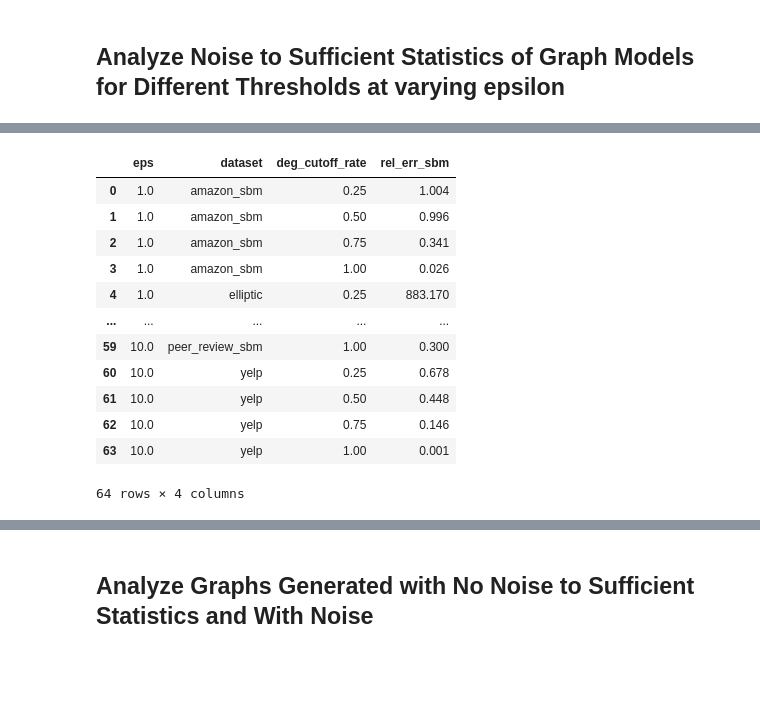
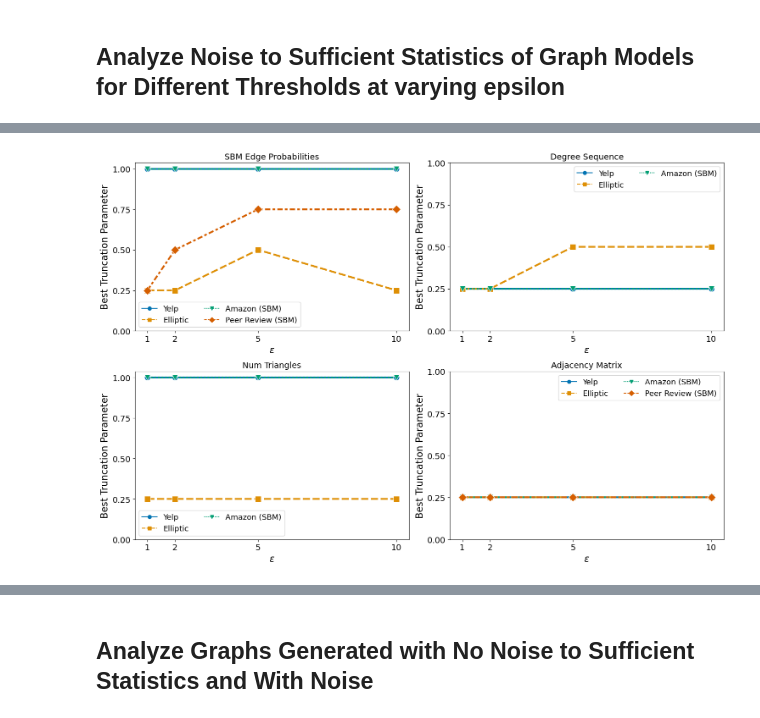
Before and after one commit to akgoldberg/private_fraud_benchmarking, a Jupyter notebook: visualizations.ipynb, the cells around one changed output, grey strips where cells are left out. Cells and saved outputs as stored; diff of their text form; code cells hidden in the pictures; blank space fills up the shorter version.

```diff
--- a/visualizations.ipynb
+++ b/visualizations.ipynb
@@ -298,27 +296,2 @@ df['n_tr']
-# %%
-def analyze_param_error(df):
-    # analyze for sbm_dp
-    df_sbm = df[df['synthetic_algo'] == 'sbm_dp'].copy()
-    df_sbm['rel_err_sbm'] = df_sbm['sbm_params_err'].abs().apply(sum) / df_sbm['sbm_params'].apply(sum)
-    rel_err_sbm = df_sbm.groupby(['eps', 'dataset', 'deg_cutoff_rate'])['rel_err_sbm'].mean().reset_index()
-    rel_err_sbm['rel_err_sbm'] = rel_err_sbm.rel_err_sbm.apply(lambda a: np.round(a, 3))
-
-    # analyze for attr_graph
-    df_attr = df[df['synthetic_algo'] == 'attr_graph'].copy()
-    df_attr['rel_err_sbm'] = df_attr['sbm_params_err'].abs().apply(sum) / df_attr['sbm_params'].apply(sum)
-    df_attr['rel_err_degree_seq'] = df_attr['degree_seq_err'].abs().apply(sum) / df_attr['degree_seq'].apply(sum)
-    df_attr['rel_err_ntriangles'] = df_attr['n_triangles_err'].abs() / df_attr['n_triangles']
-    rel_err_attr = df_attr.groupby(['eps', 'dataset', 'deg_cutoff_rate'])[['rel_err_sbm', 'rel_err_degree_seq', 'rel_err_ntriangles']].mean().reset_index()
-    rel_err_attr['rel_err_sbm'] = rel_err_attr.rel_err_sbm.apply(lambda a: np.round(a, 3))
-    rel_err_attr['rel_err_degree_seq'] = rel_err_attr.rel_err_degree_seq.apply(lambda a: np.round(a, 3))
-    rel_err_attr['rel_err_ntriangles'] = rel_err_attr.rel_err_ntriangles.apply(lambda a: np.round(a, 3))
-
-
-    # analyze for topmfilter
-    df_topm = df[df['synthetic_algo'] == 'topmfilter'].copy()
-    df_topm['prop_edges_flipped'] = df_topm['n_edges_flipped'] / df_topm['n_edges']
-    rel_err_topm = df_topm.groupby(['eps', 'dataset', 'deg_cutoff_rate'])['prop_edges_flipped'].mean().reset_index()
-
-    return rel_err_sbm, rel_err_attr, rel_err_topm
 # %%
 rel_err_sbm, rel_err_attr, rel_err_topm = analyze_param_error(df)
@@ -327,16 +297,0 @@ def make
-# %%
-rel_err_sbm
-# %% [output]
-|  | eps | dataset | deg_cutoff_rate | rel_err_sbm |
-| 0 | 1.0 | amazon_sbm | 0.25 | 1.004 |
-| 1 | 1.0 | amazon_sbm | 0.50 | 0.996 |
-| 2 | 1.0 | amazon_sbm | 0.75 | 0.341 |
-| 3 | 1.0 | amazon_sbm | 1.00 | 0.026 |
-| 4 | 1.0 | elliptic | 0.25 | 883.170 |
-| ... | ... | ... | ... | ... |
-| 59 | 10.0 | peer_review_sbm | 1.00 | 0.300 |
-| 60 | 10.0 | yelp | 0.25 | 0.678 |
-| 61 | 10.0 | yelp | 0.50 | 0.448 |
-| 62 | 10.0 | yelp | 0.75 | 0.146 |
-| 63 | 10.0 | yelp | 1.00 | 0.001 |
-64 rows × 4 columns
@@ -342,0 +343,10 @@ rel_err_sbm
+# %%
+params = ['rel_err_sbm', 'rel_err_degree_seq', 'rel_err_ntriangles', 'prop_edges_flipped']
+fig, axes = plt.subplots(ncols=2, nrows=2, figsize=(15, 10))
+
+for i, param in enumerate(params):
+    plot_best_truncation_param(rel_err_sbm, rel_err_attr, rel_err_topm, DATASETS.copy(), param, ax=axes.ravel()[i])
+    plt.tight_layout()
+    plt.savefig(f'results/figures/best_truncation_param_{param}.pdf')
+# %% [output]
+[figure, added]
```
Also changed, not shown: parts of 8 cells of this notebook, 2 other files.
